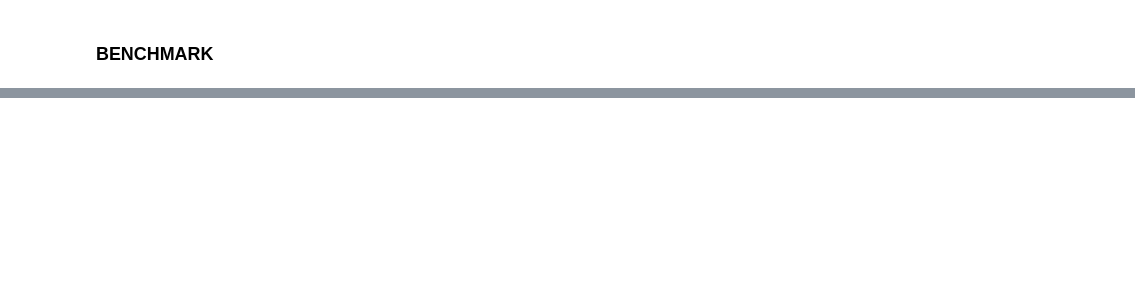
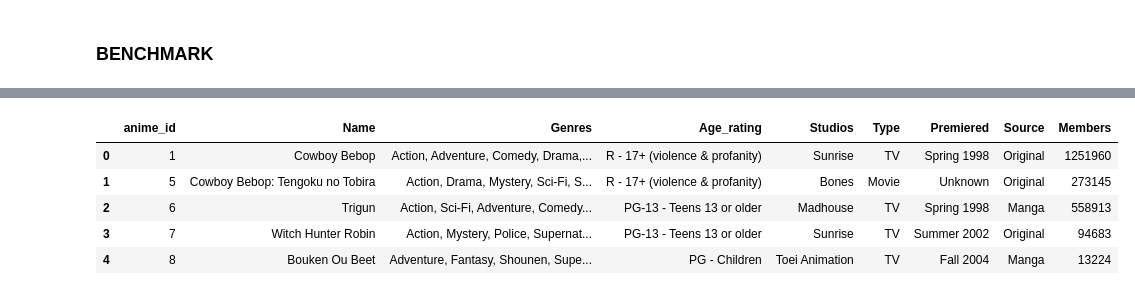
Before and after one commit to Nubily44/CD_EP, a Jupyter notebook: modelagem.ipynb, the cells around one changed output, grey strips where cells are left out. Cells and saved outputs as stored; diff of their text form; code cells hidden in the pictures; blank space fills up the shorter version.

```diff
--- a/modelagem.ipynb
+++ b/modelagem.ipynb
@@ -90,0 +110,9 @@ MAE : 0.821 (9.12%)
+# %%
+animes_filtered.head()
+# %% [output]
+|  | anime_id | Name | Genres | Age_rating | Studios | Type | Premiered | Source | Members |
+| 0 | 1 | Cowboy Bebop | Action, Adventure, Comedy, Drama,... | R - 17+ (violence & profanity) | Sunrise | TV | Spring 1998 | Original | 1251960 |
+| 1 | 5 | Cowboy Bebop: Tengoku no Tobira | Action, Drama, Mystery, Sci-Fi, S... | R - 17+ (violence & profanity) | Bones | Movie | Unknown | Original | 273145 |
+| 2 | 6 | Trigun | Action, Sci-Fi, Adventure, Comedy... | PG-13 - Teens 13 or older | Madhouse | TV | Spring 1998 | Manga | 558913 |
+| 3 | 7 | Witch Hunter Robin | Action, Mystery, Police, Supernat... | PG-13 - Teens 13 or older | Sunrise | TV | Summer 2002 | Original | 94683 |
+| 4 | 8 | Bouken Ou Beet | Adventure, Fantasy, Shounen, Supe... | PG - Children | Toei Animation | TV | Fall 2004 | Manga | 13224 |
```
Also changed, not shown: parts of 15 cells of this notebook.
